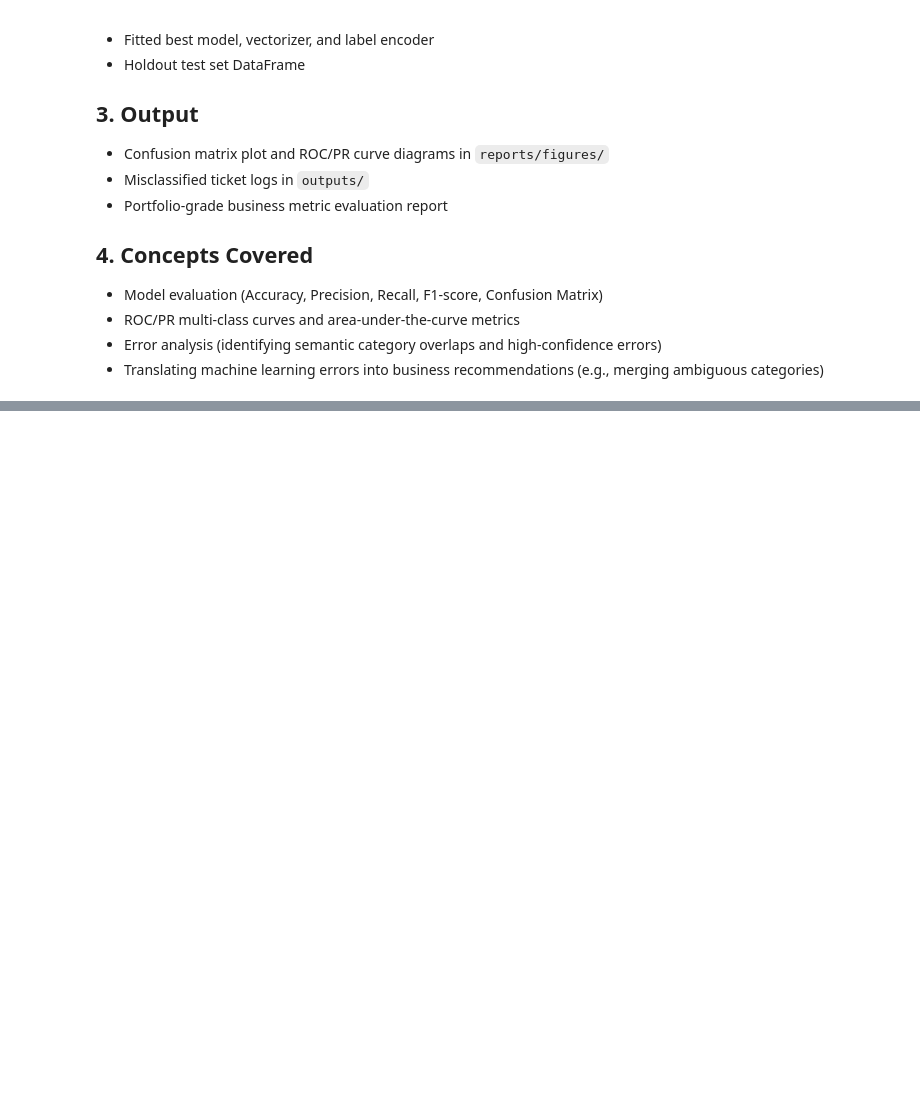
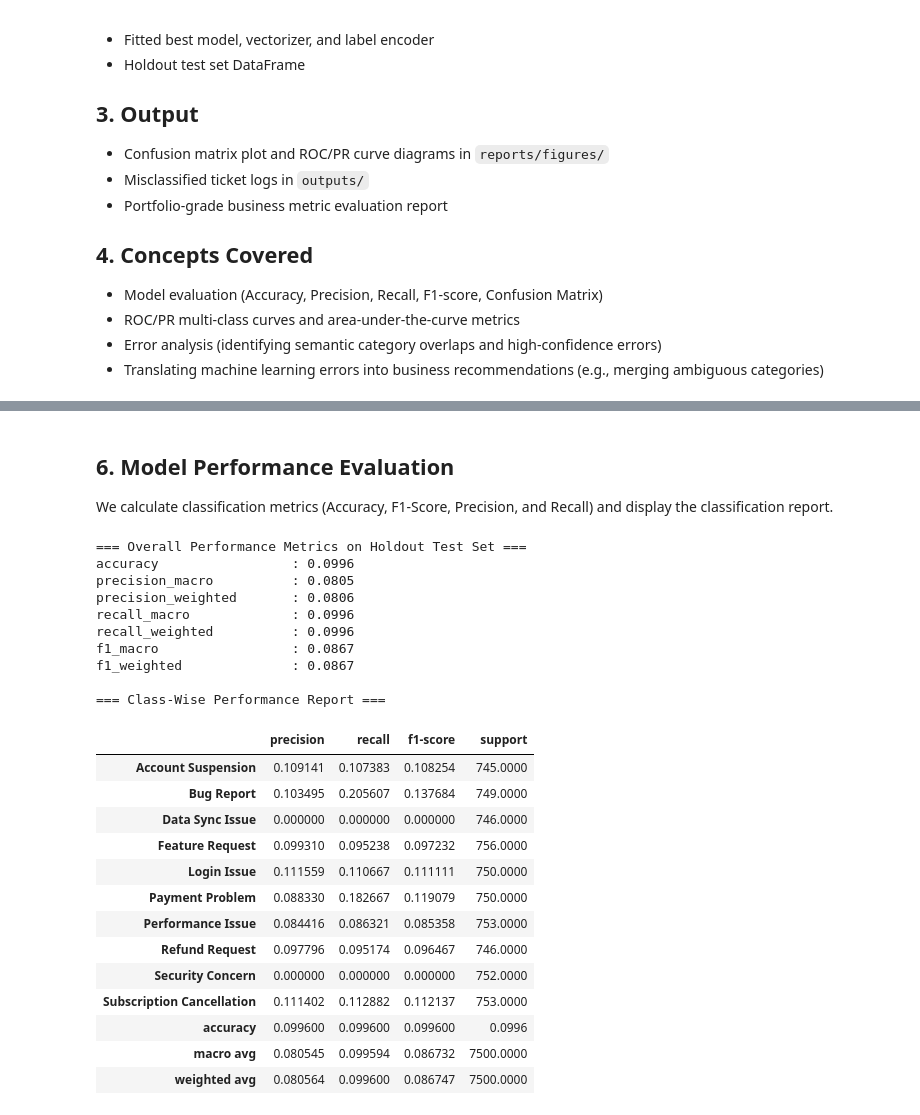
Before and after one commit to ikartiksavaliya/nlp-ticket-classification, a Jupyter notebook: notebooks/05_model_evaluation.ipynb, the cells around one changed output, grey strips where cells are left out. Cells and saved outputs as stored; diff of their text form; code cells hidden in the pictures; blank space fills up the shorter version.

Commit message:
Implement Model Evaluation Pipeline and Error Analysis (Phase 5)

```diff
--- a/notebooks/05_model_evaluation.ipynb
+++ b/notebooks/05_model_evaluation.ipynb
@@ -26,0 +91,39 @@ Evaluate the selected best model on the holdout test set. Perform deep error ana
+# %% [markdown]
+## 6. Model Performance Evaluation
+We calculate classification metrics (Accuracy, F1-Score, Precision, and Recall) and display the classification report.
+# %%
+# Compute overall metrics
+metrics = compute_metrics(y_true, y_pred)
+print("=== Overall Performance Metrics on Holdout Test Set ===")
+for k, v in metrics.items():
+    print(f"{k:<25}: {v:.4f}")
+
+# Generate class-wise report
+report_df = generate_classification_report(y_true, y_pred, target_names)
+print("\n=== Class-Wise Performance Report ===")
+display(report_df)
+# %% [output]
+=== Overall Performance Metrics on Holdout Test Set ===
+accuracy                 : 0.0996
+precision_macro          : 0.0805
+precision_weighted       : 0.0806
+recall_macro             : 0.0996
+recall_weighted          : 0.0996
+f1_macro                 : 0.0867
+f1_weighted              : 0.0867
+
+=== Class-Wise Performance Report ===
+|  | precision | recall | f1-score | support |
+| Account Suspension | 0.109141 | 0.107383 | 0.108254 | 745.0000 |
+| Bug Report | 0.103495 | 0.205607 | 0.137684 | 749.0000 |
+| Data Sync Issue | 0.000000 | 0.000000 | 0.000000 | 746.0000 |
+| Feature Request | 0.099310 | 0.095238 | 0.097232 | 756.0000 |
+| Login Issue | 0.111559 | 0.110667 | 0.111111 | 750.0000 |
+| Payment Problem | 0.088330 | 0.182667 | 0.119079 | 750.0000 |
+| Performance Issue | 0.084416 | 0.086321 | 0.085358 | 753.0000 |
+| Refund Request | 0.097796 | 0.095174 | 0.096467 | 746.0000 |
+| Security Concern | 0.000000 | 0.000000 | 0.000000 | 752.0000 |
+| Subscription Cancellation | 0.111402 | 0.112882 | 0.112137 | 753.0000 |
+| accuracy | 0.099600 | 0.099600 | 0.099600 | 0.0996 |
+| macro avg | 0.080545 | 0.099594 | 0.086732 | 7500.0000 |
+| weighted avg | 0.080564 | 0.099600 | 0.086747 | 7500.0000 |
```
Also changed, not shown: parts of 10 cells of this notebook, 3 other files.
